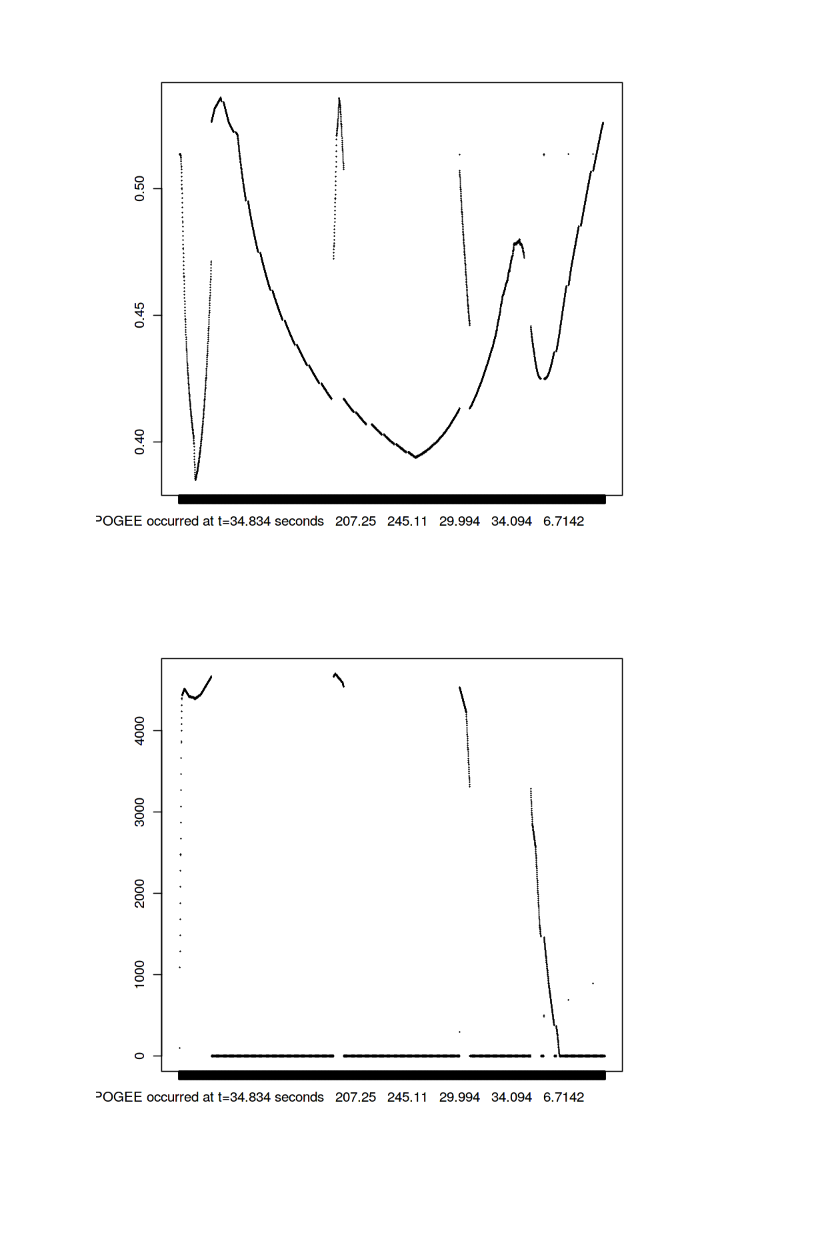
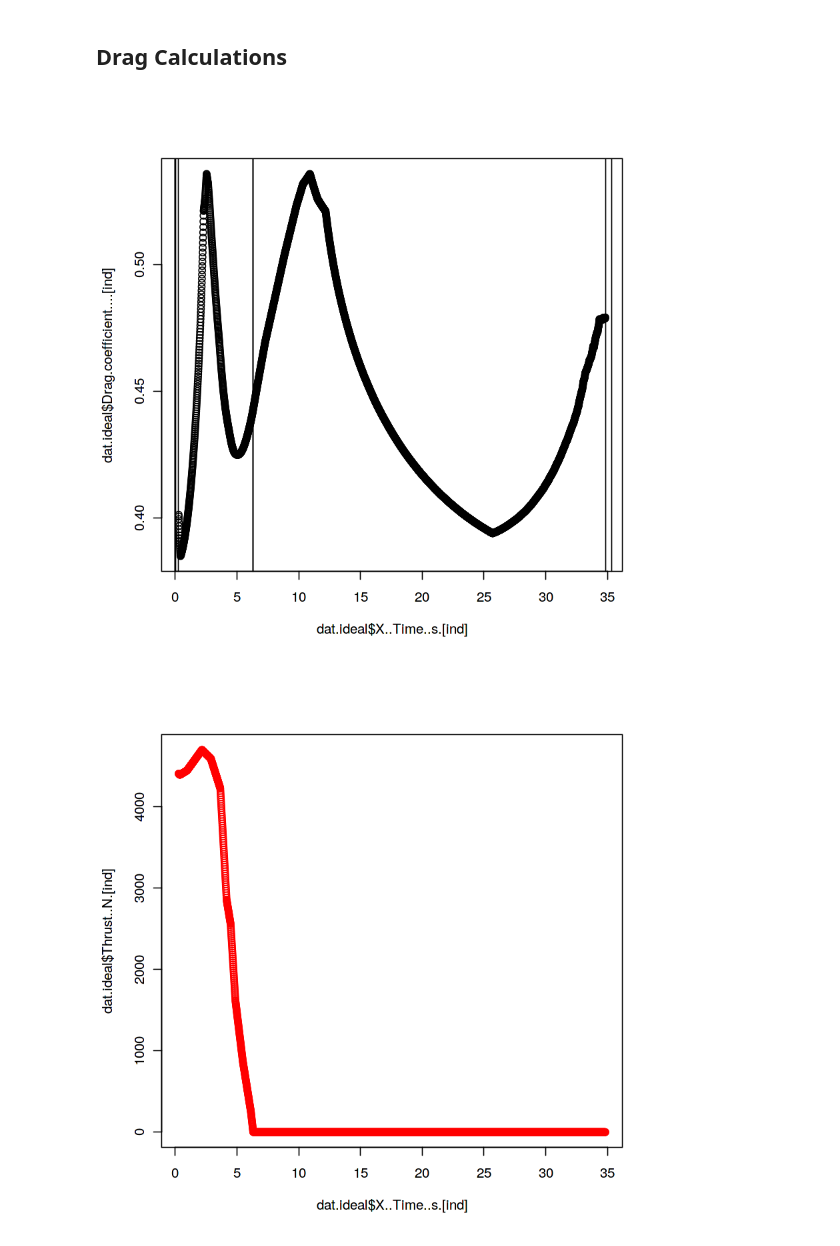
Before and after one commit to psas/lv3.0-airframe, a Jupyter notebook: sim/recoveryAnalysis.ipynb, the cells around one changed output. Cells and saved outputs as stored; diff of their text form; code cells hidden in the pictures; blank space fills up the shorter version.

```diff
--- a/sim/recoveryAnalysis.ipynb
+++ b/sim/recoveryAnalysis.ipynb
@@ -1,3 +5,7 @@
 # %%
+getwd()
 dat.ideal <- read.csv('simData/LV3_L13_ideal_2017-5-30-1804.csv', skip=6)
+idealNames <- names(dat.ideal)
+dat.ideal <- read.table('simData/LV3_L13_ideal_2017-5-30-1804.csv', header= F, sep=',')
+names(dat.ideal) <- idealNames
 dat.double <- read.csv('simData/LV3_L13_doubleENSR_2017-5-30-1802.csv', skip=6)
@@ -4,8 +25,8 @@ dat.double <- read.csv('simData/LV3_L13_doubleENSR_2017-5-30-1802.csv', skip=6)
 # %%
-getwd()
-names(dat.ideal)
-# names(dat.double)
-system('grep \'occur\' simData/LV3_L13_ideal_2017-5-30-1804.csv', intern = TRUE)
-# sys.call('grep \'occur\' simData/LV3_L13_doubleENSR_2017-5-30-1802.csv')
-events.times <- as.numeric(system('grep \'occur\' simData/LV3_L13_ideal_2017-5-30-1804.csv | grep -o \'[0-9]\\+\\.*[0-9]*\'', intern = TRUE))
+# Print out the event lines from the CSV:
+# system('grep \'occur\' simData/LV3_L13_ideal_2017-5-30-1804.csv', intern = TRUE)
+events <- as.numeric(system('grep \'occur\' simData/LV3_L13_ideal_2017-5-30-1804.csv | grep -o \'[0-9]\\+\\.*[0-9]*\'', intern = TRUE))
+events.names <- system('grep \'occur\' simData/LV3_L13_ideal_2017-5-30-1804.csv | grep -o \'[[:upper:]_]\\{2,\\}\'', intern = TRUE)
+names(events) <- events.names
+events
 # %% [output]
@@ -45,0 +57,7 @@ events.times
+# %%
+ind <- which(
+    dat.ideal$X..Time..s. > events['LAUNCHROD']
+    & dat.ideal$X..Time..s. < events['APOGEE']
+)
+range(ind)
+length(ind)
@@ -46,6 +71,9 @@ events.times
+# %% [markdown]
+## Drag Calculations
 # %%
-plot(dat.ideal$X..Time..s., dat.ideal$Drag.coefficient...., type='l')
-plot(dat.ideal$X..Time..s., dat.ideal$Thrust..N., type='l', col='red')
+plot(dat.ideal$X..Time..s.[ind], dat.ideal$Drag.coefficient....[ind])
+abline(v=events)
+plot(dat.ideal$X..Time..s.[ind], dat.ideal$Thrust..N.[ind], col='red')
 # %% [output]
-[figure, old version]
+[figure, new version]
-[figure, old version]
+[figure, new version]
```
Also changed, not shown: parts of 10 cells of this notebook, 1 other file.
